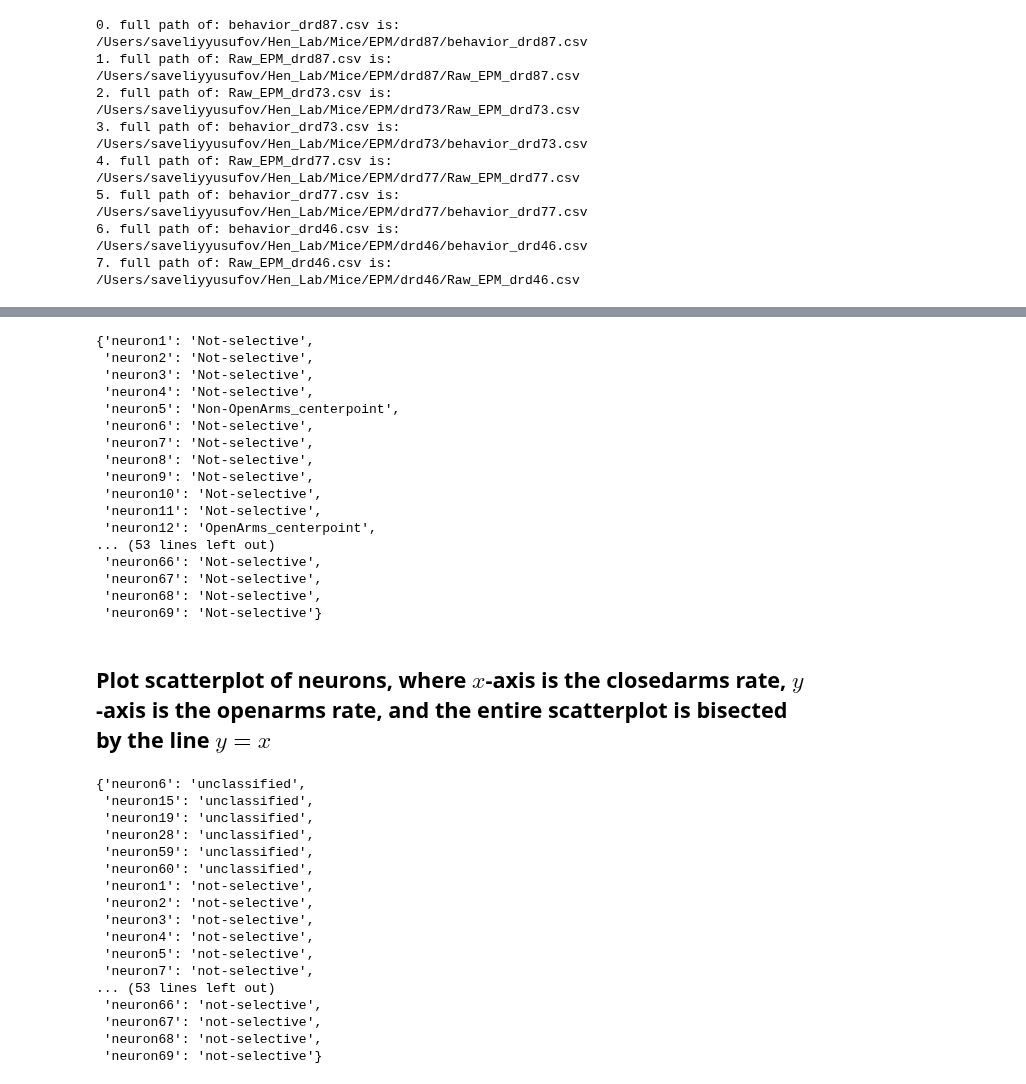
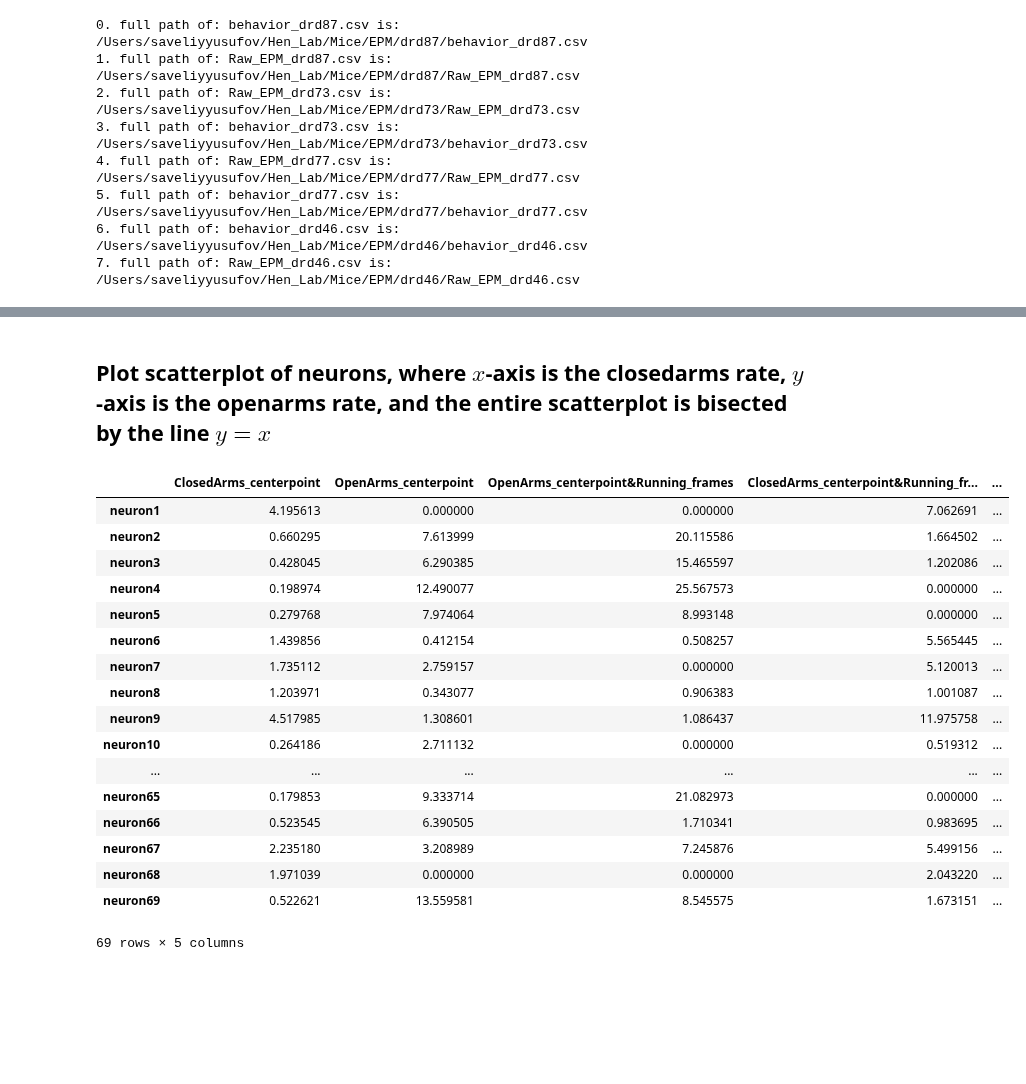
Before and after one commit to smu160/PvsNP, a Jupyter notebook: EPM_Analysis.ipynb, the cells around one changed output, grey strips where cells are left out. Saved outputs shown, nothing was run; the diff lists cells and outputs as text; code cells hidden in the pictures; blank space fills up the shorter version.

```diff
--- a/EPM_Analysis.ipynb
+++ b/EPM_Analysis.ipynb
@@ -274,4 +87,0 @@ classify_neurons(AUC_dataframe, resampled_df, p_value=0.125, threshold=10)
-# %%
-for neuron in classified_neurons:
-    if classified_neurons[neuron] == "selective":
-        print(neuron)
@@ -347,23 +110,3 @@ def classify_neurons_for_beh(resampled_df, real_diff_df, behavior_name, high_tai
-# %%
-classify_neurons_for_beh(resampled_df, real_diff_df, "OpenArms_centerpoint", 87.5, 5)
-# %% [output]
-{'neuron1': 'Not-selective',
- 'neuron2': 'Not-selective',
- 'neuron3': 'Not-selective',
- 'neuron4': 'Not-selective',
- 'neuron5': 'Non-OpenArms_centerpoint',
- 'neuron6': 'Not-selective',
- 'neuron7': 'Not-selective',
- 'neuron8': 'Not-selective',
- 'neuron9': 'Not-selective',
- 'neuron10': 'Not-selective',
- 'neuron11': 'Not-selective',
- 'neuron12': 'OpenArms_centerpoint',
-... (53 lines left out)
- 'neuron66': 'Not-selective',
- 'neuron67': 'Not-selective',
- 'neuron68': 'Not-selective',
- 'neuron69': 'Not-selective'}
 # %%
 def activity_by_neurons(concated_df, neuron_names, *behaviors, frame_rate=10):
     """Computes the neuron activity rates for given behaviors
@@ -400,26 +143,27 @@ def activity_by_neurons(concated_df, neuron_names, *behaviors, frame_rate=10):
 activity_rates_df = activity_by_neurons(neuron_concated_behavior, AUC_dataframe.columns, "ClosedArms_centerpoint", "OpenArms_centerpoint", "OpenArms_centerpoint&Running_frames", "ClosedArms_centerpoint&Running_frames", "Running_frames")
 # %% [markdown]
 ## Plot scatterplot of neurons, where $x$-axis is the closedarms rate, $y$-axis is the openarms rate, and the entire scatterplot is bisected by the line $y=x$
-# %%
-classified_neurons
-# %% [output]
-{'neuron6': 'unclassified',
- 'neuron15': 'unclassified',
- 'neuron19': 'unclassified',
- 'neuron28': 'unclassified',
- 'neuron59': 'unclassified',
- 'neuron60': 'unclassified',
- 'neuron1': 'not-selective',
- 'neuron2': 'not-selective',
- 'neuron3': 'not-selective',
- 'neuron4': 'not-selective',
- 'neuron5': 'not-selective',
- 'neuron7': 'not-selective',
-... (53 lines left out)
- 'neuron66': 'not-selective',
- 'neuron67': 'not-selective',
- 'neuron68': 'not-selective',
- 'neuron69': 'not-selective'}
+# %%
+activity_rates_df
+# %% [output]
+|  | ClosedArms_centerpoint | OpenArms_centerpoint | OpenArms_centerpoint&Running_frames | ClosedArms_centerpoint&Running_fr... | ... |
+| neuron1 | 4.195613 | 0.000000 | 0.000000 | 7.062691 | ... |
+| neuron2 | 0.660295 | 7.613999 | 20.115586 | 1.664502 | ... |
+| neuron3 | 0.428045 | 6.290385 | 15.465597 | 1.202086 | ... |
+| neuron4 | 0.198974 | 12.490077 | 25.567573 | 0.000000 | ... |
+| neuron5 | 0.279768 | 7.974064 | 8.993148 | 0.000000 | ... |
+| neuron6 | 1.439856 | 0.412154 | 0.508257 | 5.565445 | ... |
+| neuron7 | 1.735112 | 2.759157 | 0.000000 | 5.120013 | ... |
+| neuron8 | 1.203971 | 0.343077 | 0.906383 | 1.001087 | ... |
+| neuron9 | 4.517985 | 1.308601 | 1.086437 | 11.975758 | ... |
+| neuron10 | 0.264186 | 2.711132 | 0.000000 | 0.519312 | ... |
+| ... | ... | ... | ... | ... | ... |
+| neuron65 | 0.179853 | 9.333714 | 21.082973 | 0.000000 | ... |
+| neuron66 | 0.523545 | 6.390505 | 1.710341 | 0.983695 | ... |
+| neuron67 | 2.235180 | 3.208989 | 7.245876 | 5.499156 | ... |
+| neuron68 | 1.971039 | 0.000000 | 0.000000 | 2.043220 | ... |
+| neuron69 | 0.522621 | 13.559581 | 8.545575 | 1.673151 | ... |
+69 rows × 5 columns
 # %%
 import plotly
 import plotly.graph_objs as go
```
Also changed, not shown: parts of 28 cells of this notebook.
